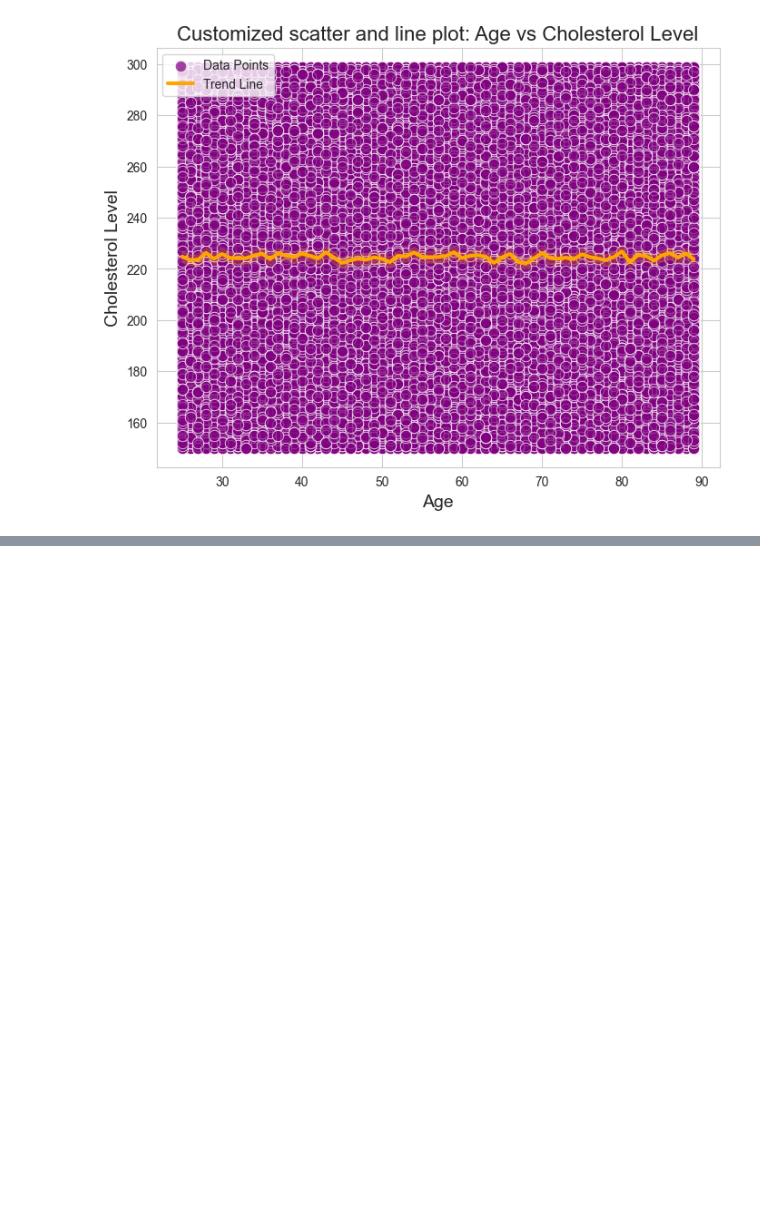
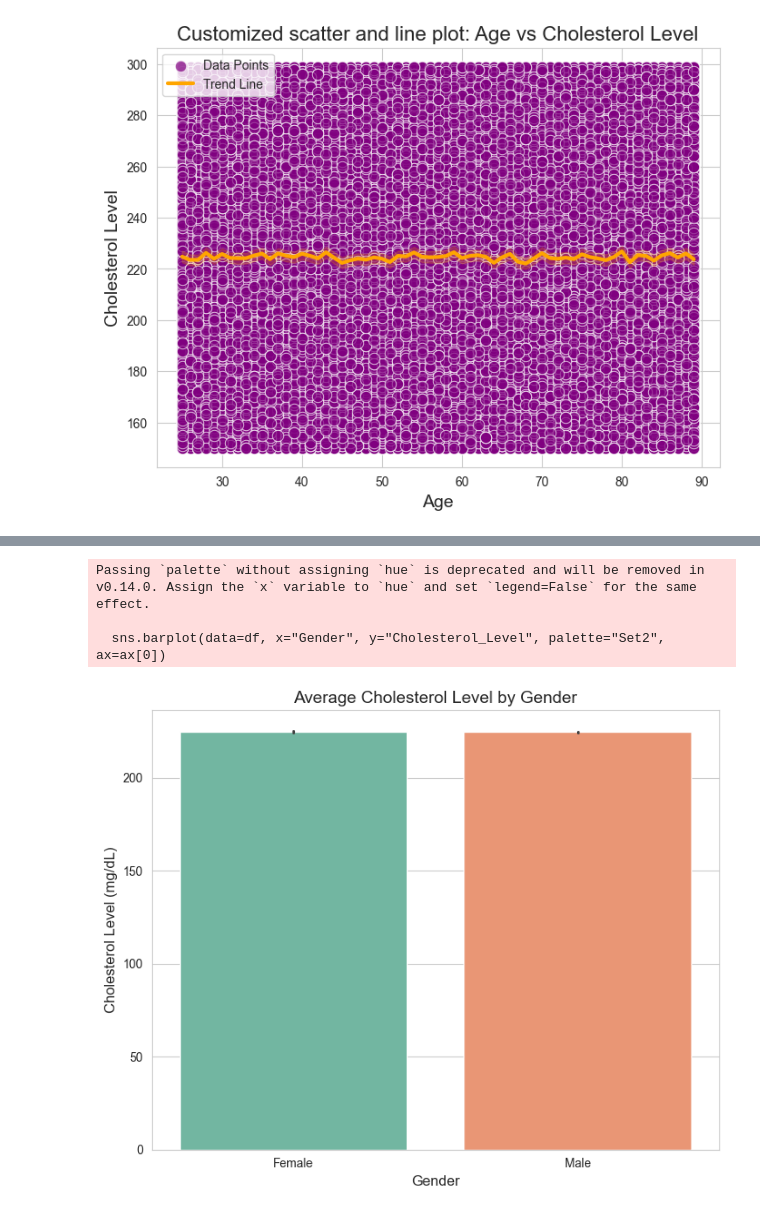
Before and after one commit to Oakdavid/heart_attack_data_analysis, a Jupyter notebook: assignment1.ipynb, the cells around one changed output, grey strips where cells are left out. Saved outputs shown, nothing was run; the diff lists cells and outputs as text; code cells hidden in the pictures; blank space fills up the shorter version.

```diff
--- a/assignment1.ipynb
+++ b/assignment1.ipynb
@@ -144,0 +160,25 @@ State your observations for the relationship between the variables based on the
+# %%
+# Question 2
+
+# Create subplot (1 row, 2 columns)
+fig, ax = plt.subplots(1, 2, figsize=(14, 6))
+
+# ====== Bar Chart for Cholesterol Levels by Gender (First Axis) ======
+sns.barplot(data=df, x="Gender", y="Cholesterol_Level", palette="Set2", ax=ax[0])
+
+# Add title and labels for first plot
+ax[0].set_title("Average Cholesterol Level by Gender", fontsize=14)
+ax[0].set_xlabel("Gender", fontsize=12)
+ax[0].set_ylabel("Cholesterol Level (mg/dL)", fontsize=12)
+
+
+ax[1].set_visible(False)
+
+# Show the figure
+plt.tight_layout()
+plt.show()
+# %% [output]
+Passing `palette` without assigning `hue` is deprecated and will be removed in v0.14.0. Assign the `x` variable to `hue` and set `legend=False` for the same effect.
+
+  sns.barplot(data=df, x="Gender", y="Cholesterol_Level", palette="Set2", ax=ax[0])
+[figure, added]
```
Also changed, not shown: parts of 7 cells of this notebook.
